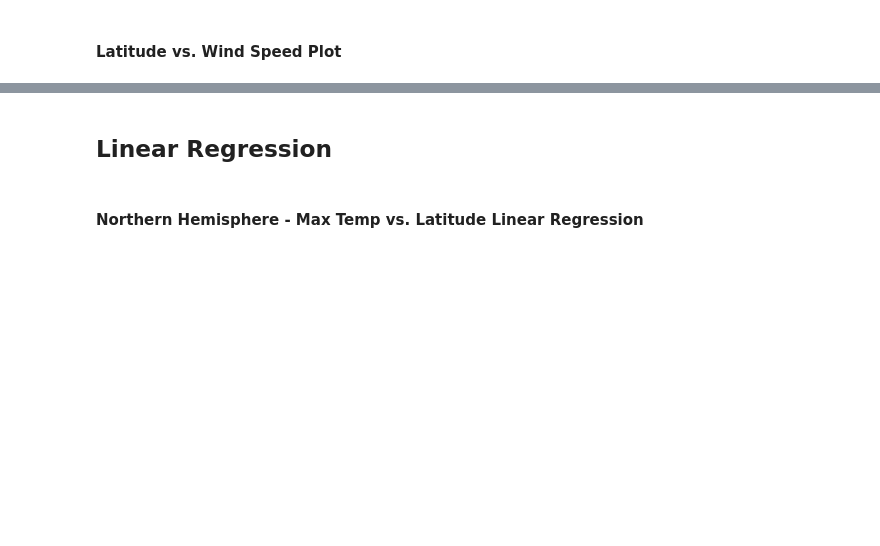
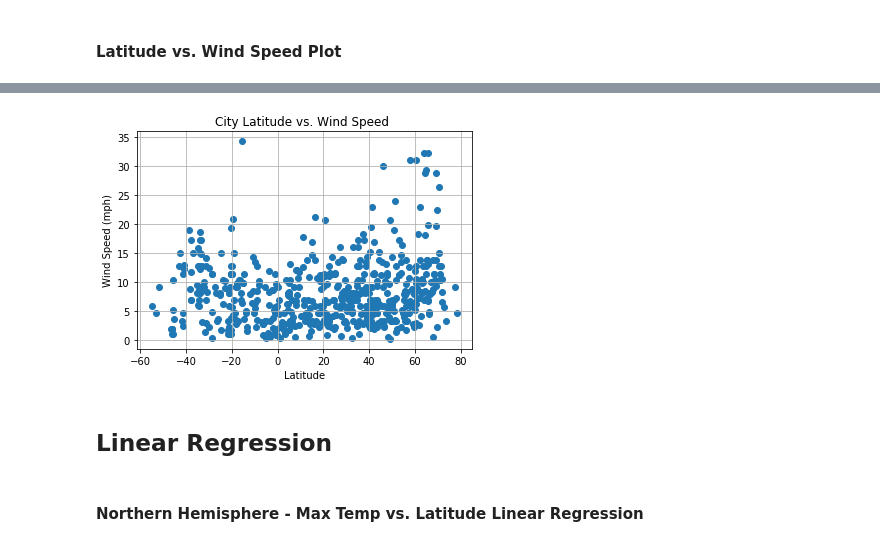
Before and after one commit to nanandaram/python_api_challenge, a Jupyter notebook: WeatherPy.ipynb, the cells around one changed output, grey strips where cells are left out. Drawn from its saved outputs; the diff is of its cells as text; code cells hidden in the pictures; blank space fills up the shorter version.

```diff
--- a/WeatherPy.ipynb
+++ b/WeatherPy.ipynb
@@ -137,3 +187,13 @@ dtype: int64
+# %%
+plt.scatter(city_data_df['Latitude'], city_data_df['Wind Speed'])
+plt.title(f'City Latitude vs. Wind Speed ')
+plt.xlabel('Latitude')
+plt.ylabel('Wind Speed (mph)')
+plt.grid(True)
+
+plt.show()
+# %% [output]
+[figure, added]
 # %% [markdown]
 ## Linear Regression
 # %%
```
Also changed, not shown: parts of 32 cells of this notebook.
